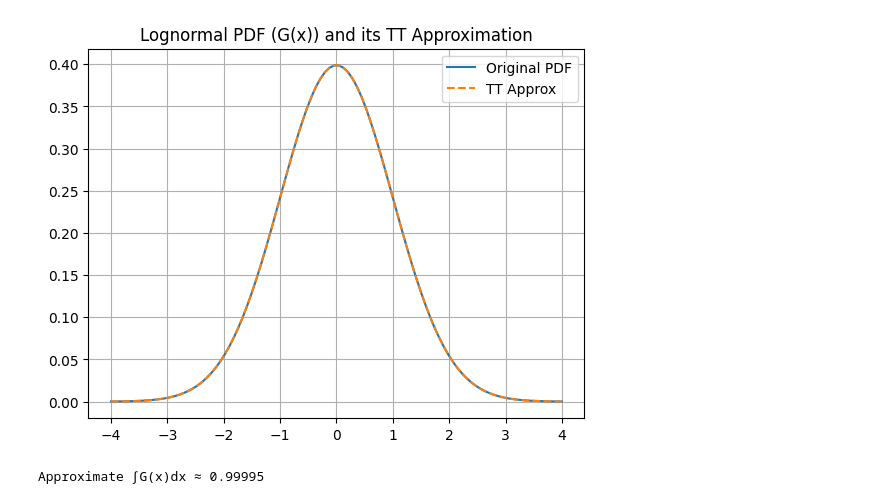
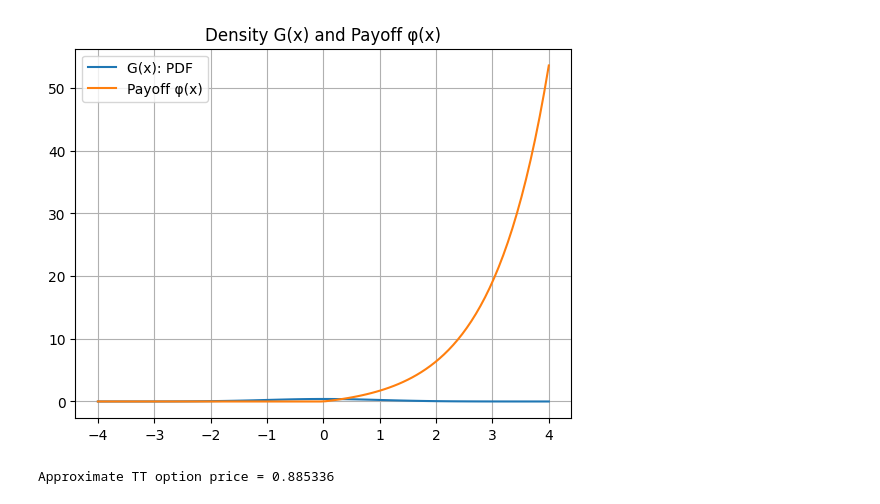
Before and after one commit to yingluliu/bond-data, a Jupyter notebook: tntorch_bs.ipynb, the cells around one changed output. Drawn from its saved outputs; the diff is of its cells as text; code cells hidden in the pictures.

```diff
--- a/tntorch_bs.ipynb
+++ b/tntorch_bs.ipynb
@@ -23,34 +23,35 @@ Successfully installed nvidia-cublas-cu12-12.4.5.8 nvidia-cuda-cupti-cu12-12.4.1
 # %%
 import numpy as np
 import matplotlib.pyplot as plt
 from tntorch import Tensor
 
-# Step 1: 设置网格范围和大小
-n = 100                      # 网格点数（越大越精细）
-x_min, x_max = -4, 4         # log-space 区间（覆盖绝大部分概率质量）
+# Step 1:
+n = 100
+x_min, x_max = -4, 4
 x = np.linspace(x_min, x_max, n)
-dx = x[1] - x[0]             # 网格间距（用于近似积分）
+dx = x[1] - x[0]
 
-# Step 2: 构建正态分布密度函数 G(x)
+# Step 2:
 mu, sigma = 0.0, 1.0
 G_values = (1 / (sigma * np.sqrt(2 * np.pi))) * np.exp(-0.5 * ((x - mu) / sigma) ** 2)
-
-# Step 3: 构建张量（shape = (n,1) 是为了兼容 TT）
 G_tensor = Tensor(G_values.reshape(n, 1), ranks_tt=8)
 
+# Step 3: φ(x) = max(e^x - K, 0)
+K = 1.0
+payoff_values = np.maximum(np.exp(x) - K, 0)
+phi_tensor = Tensor(payoff_values.reshape(n, 1), ranks_tt=8)
 
-# Step 4: 可视化原始 vs 压缩张量
-plt.plot(x, G_values, label='Original PDF')
-plt.plot(x, G_tensor.numpy().reshape(-1), '--', label='TT Approx')
-
-plt.title("Lognormal PDF (G(x)) and its TT Approximation")
+# Step 4:
+plt.plot(x, G_values, label='G(x): PDF')
+plt.plot(x, payoff_values, label='Payoff φ(x)')
+plt.title("Density G(x) and Payoff φ(x)")
 plt.legend()
 plt.grid(True)
 plt.show()
 
-# Step 5: 检查归一化（近似积分）
-approx_integral = G_tensor.sum().item() * dx
-print(f"Approximate ∫G(x)dx ≈ {approx_integral:.5f}")
+# Step 5: price = ∫ G(x) * φ(x) dx
+price_tt = (G_tensor * phi_tensor).sum().item() * dx
+print(f"Approximate TT option price = {price_tt:.6f}")
 # %% [output]
-[figure, old version]
+[figure, new version]
-Approximate ∫G(x)dx ≈ 0.99995
+Approximate TT option price = 0.885336
```
Also changed, not shown: parts of 7 cells of this notebook.
